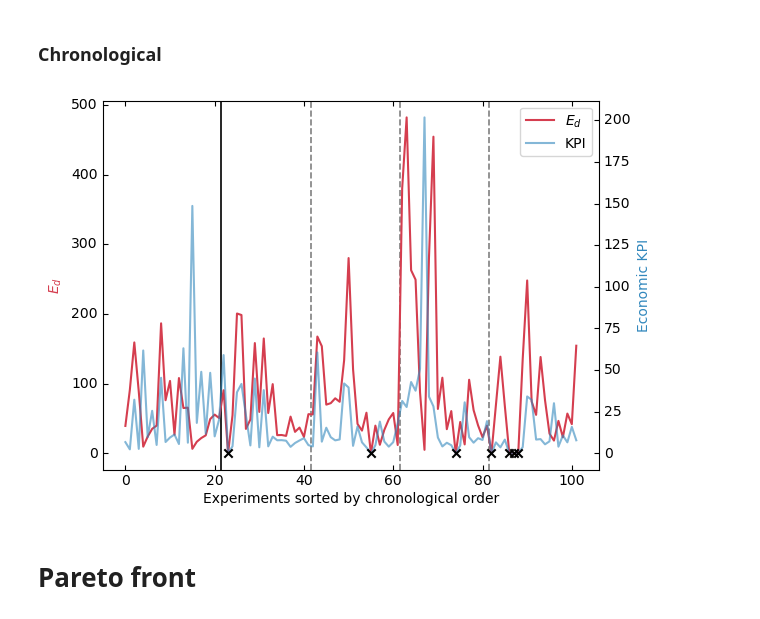
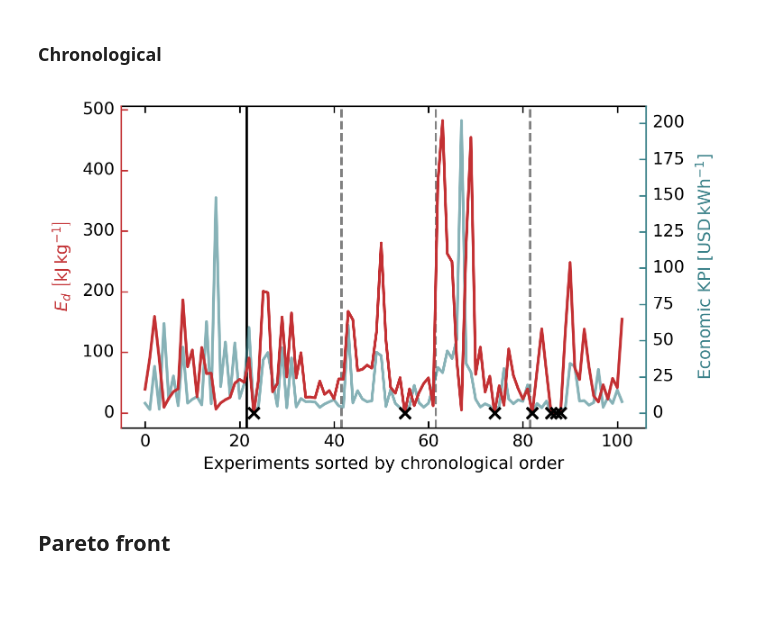
Before and after one commit to giuliobarl/cementbopt, a Jupyter notebook: plots.ipynb, the cells around one changed output. Saved outputs shown, nothing was run; the diff lists cells and outputs as text; code cells hidden in the pictures; blank space fills up the shorter version.

```diff
--- a/plots.ipynb
+++ b/plots.ipynb
@@ -26,7 +28,7 @@ Path.mkdir(log_dir, exist_ok=True)
 # %% [markdown]
 ## Data reading
 # %%
-data_file = "Dataset_SL.xlsx"
+data_file = "dataset_bo.xlsx"
 # %% [markdown]
 ### Define experimental data
 # %%
@@ -174,6 +193,9 @@ df_unsorted.loc[df_unsorted["Notes"] == "Penalizzato", "E_d"] = 0
 df_unsorted.loc[df_unsorted["Notes"] == "Penalizzato", "KPI"] = 0
 
 penalized_pts = df_unsorted.loc[df_unsorted["Notes"] == "Penalizzato"]
+
+# Create figure
+fig = plt.figure(figsize=(5, 5 / golden), dpi=300)
 
 # Host axis (left y-axis for E_d)
 host = host_subplot(111, axes_class=AA.Axes)
@@ -185,46 +207,55 @@ par1 = host.twinx()
 par1.axis["right"].toggle(all=True)  # turn on ticks and label for KPI axis
 
 # Plot data
 (p1,) = host.plot(
-    df_unsorted.index, df_unsorted["E_d"], color="#d53e4f", label=r"$E_d$", zorder=2
+    df_unsorted.index, df_unsorted["E_d"], color="#c33033", label=r"$E_d$", zorder=2
 )
 
 host.scatter(penalized_pts.index, penalized_pts["E_d"], color="k", marker="x", zorder=3)
 
 (p2,) = par1.plot(
-    df_unsorted.index, df_unsorted["KPI"], color="#3288bd", label="KPI", alpha=0.6
+    df_unsorted.index,
+    df_unsorted["KPI"],
+    color="#388088",
+    label="KPI",
+    alpha=0.6,
+    zorder=1,
 )
 
 # vertical lines on the shared x-axis (host)
 host.axvline(
     x=21.5, color="black", linestyle="-", linewidth=1.2, zorder=0
 )  # solid black
 for xpos in [41.5, 61.5, 81.5]:
     host.axvline(
         x=xpos, color="gray", linestyle="--", linewidth=1.2, zorder=0
     )  # dashed gray
 
 # Axis labels
 host.set_xlabel("Experiments sorted by chronological order")
-host.set_ylabel(r"$E_d$")
-par1.set_ylabel("Economic KPI")
+host.set_ylabel(r"$E_d \,\, \rm{\left[ kJ \, kg^{-1} \right]}$")
+par1.set_ylabel(r"Economic KPI $\rm{\left[ USD \, kWh^{-1} \right]}$")
 
 # Colors match the plots
 host.axis["left"].label.set_color(p1.get_color())
+host.axis["left"].line.set_color(p1.get_color())
+host.axis["left"].major_ticks.set_color(p1.get_color())
 par1.axis["right"].label.set_color(p2.get_color())
+par1.axis["right"].line.set_color(p2.get_color())
+par1.axis["right"].major_ticks.set_color(p2.get_color())
 
-# Legend
-lines = [p1, p2]
-host.legend(lines, [line.get_label() for line in lines], loc="best")
+# # Legend
+# lines = [p1, p2]
+# host.legend(lines, [line.get_label() for line in lines], loc="best")
 
-plt.savefig("plots/chronological.pdf", dpi=300, bbox_inches="tight")
-plt.savefig("plots/chronological.svg", dpi=300, bbox_inches="tight")
+fig.savefig("plots/chronological.pdf", bbox_inches="tight", pad_inches=0.05)
+fig.savefig("plots/chronological.svg", bbox_inches="tight", pad_inches=0.05)
 
-plt.show()
+fig.show()
 # %% [output]
-[figure, old version]
+[figure, new version]
 # %% [markdown]
-# Pareto front
+## Pareto front
 # %%
 def is_pareto_efficient(costs, return_mask=True):
     """
```
Also changed, not shown: parts of 26 cells of this notebook, 20 other files.
